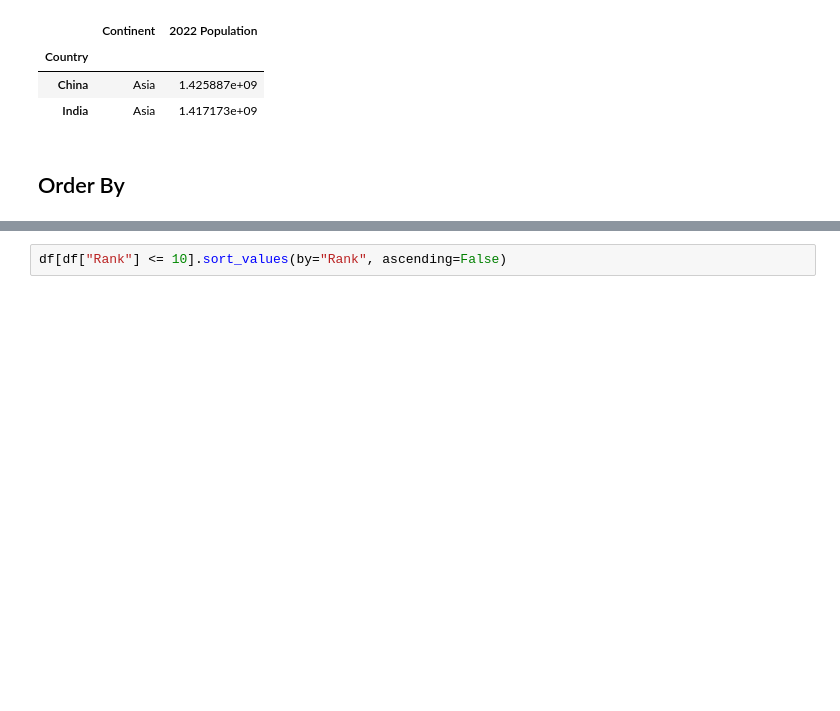
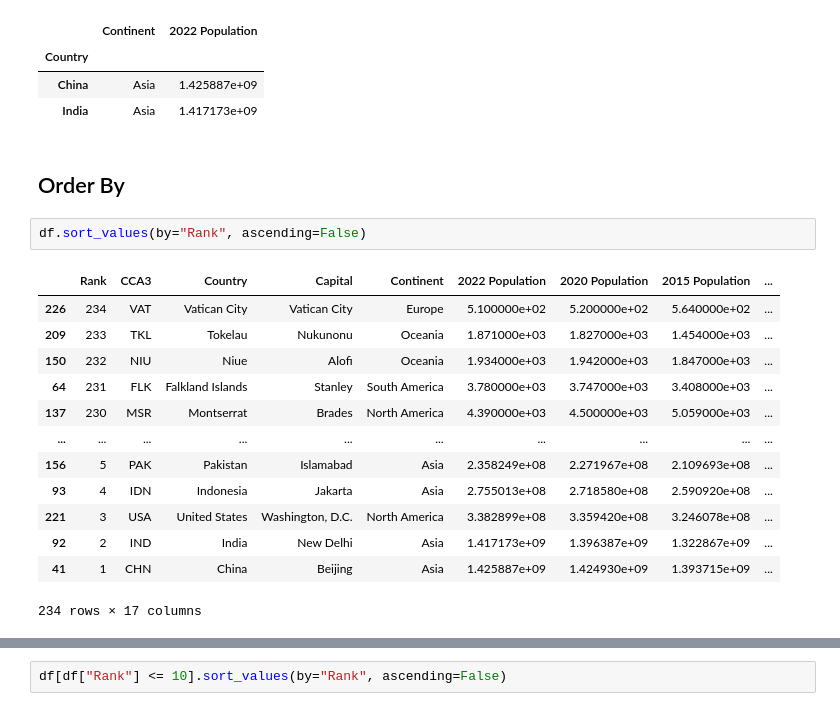
Before and after one commit to aleksmn/DataLessons, a Jupyter notebook: 02-filter_and_order.ipynb, the cells around one changed output, grey strips where cells are left out. Cells and saved outputs as stored; diff of their text form; blank space fills up the shorter version.

```diff
--- a/02-filter_and_order.ipynb
+++ b/02-filter_and_order.ipynb
@@ -160,3 +138,19 @@ df3[df3["2022 Population"] > 10**9]
 | India | Asia | 1.417173e+09 |
 # %% [markdown]
 ## Order By
+# %%
+df.sort_values(by="Rank", ascending=False)
+# %% [output]
+|  | Rank | CCA3 | Country | Capital | Continent | 2022 Population | 2020 Population | 2015 Population | ... |
+| 226 | 234 | VAT | Vatican City | Vatican City | Europe | 5.100000e+02 | 5.200000e+02 | 5.640000e+02 | ... |
+| 209 | 233 | TKL | Tokelau | Nukunonu | Oceania | 1.871000e+03 | 1.827000e+03 | 1.454000e+03 | ... |
+| 150 | 232 | NIU | Niue | Alofi | Oceania | 1.934000e+03 | 1.942000e+03 | 1.847000e+03 | ... |
+| 64 | 231 | FLK | Falkland Islands | Stanley | South America | 3.780000e+03 | 3.747000e+03 | 3.408000e+03 | ... |
+| 137 | 230 | MSR | Montserrat | Brades | North America | 4.390000e+03 | 4.500000e+03 | 5.059000e+03 | ... |
+| ... | ... | ... | ... | ... | ... | ... | ... | ... | ... |
+| 156 | 5 | PAK | Pakistan | Islamabad | Asia | 2.358249e+08 | 2.271967e+08 | 2.109693e+08 | ... |
+| 93 | 4 | IDN | Indonesia | Jakarta | Asia | 2.755013e+08 | 2.718580e+08 | 2.590920e+08 | ... |
+| 221 | 3 | USA | United States | Washington, D.C. | North America | 3.382899e+08 | 3.359420e+08 | 3.246078e+08 | ... |
+| 92 | 2 | IND | India | New Delhi | Asia | 1.417173e+09 | 1.396387e+09 | 1.322867e+09 | ... |
+| 41 | 1 | CHN | China | Beijing | Asia | 1.425887e+09 | 1.424930e+09 | 1.393715e+09 | ... |
+234 rows × 17 columns
```
Also changed, not shown: parts of 5 cells of this notebook.
